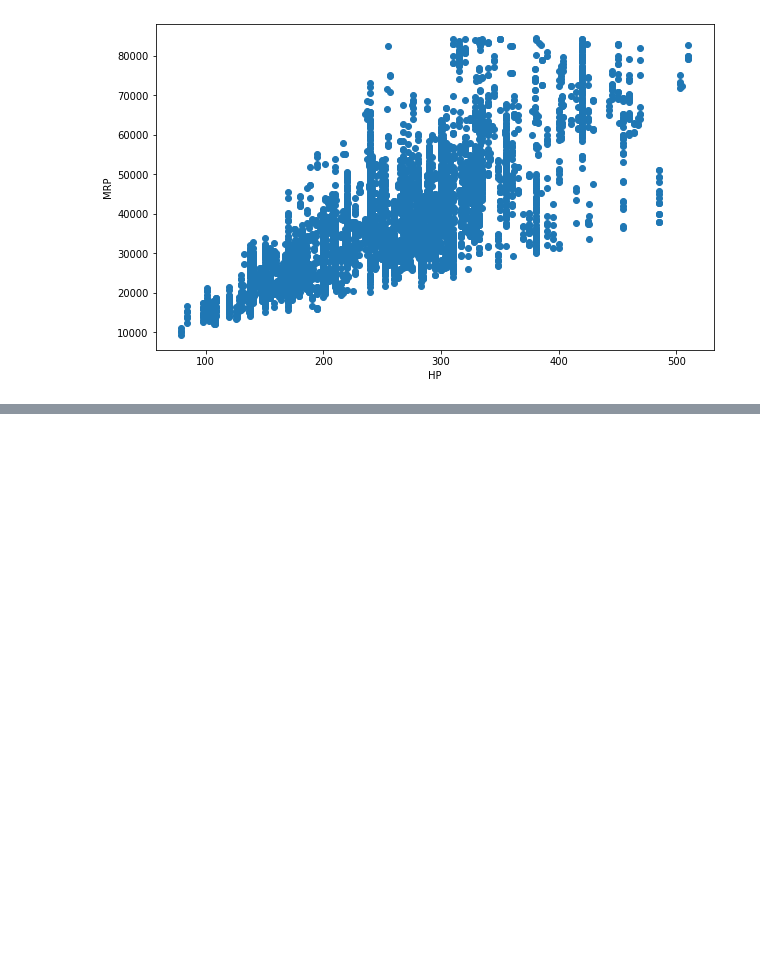
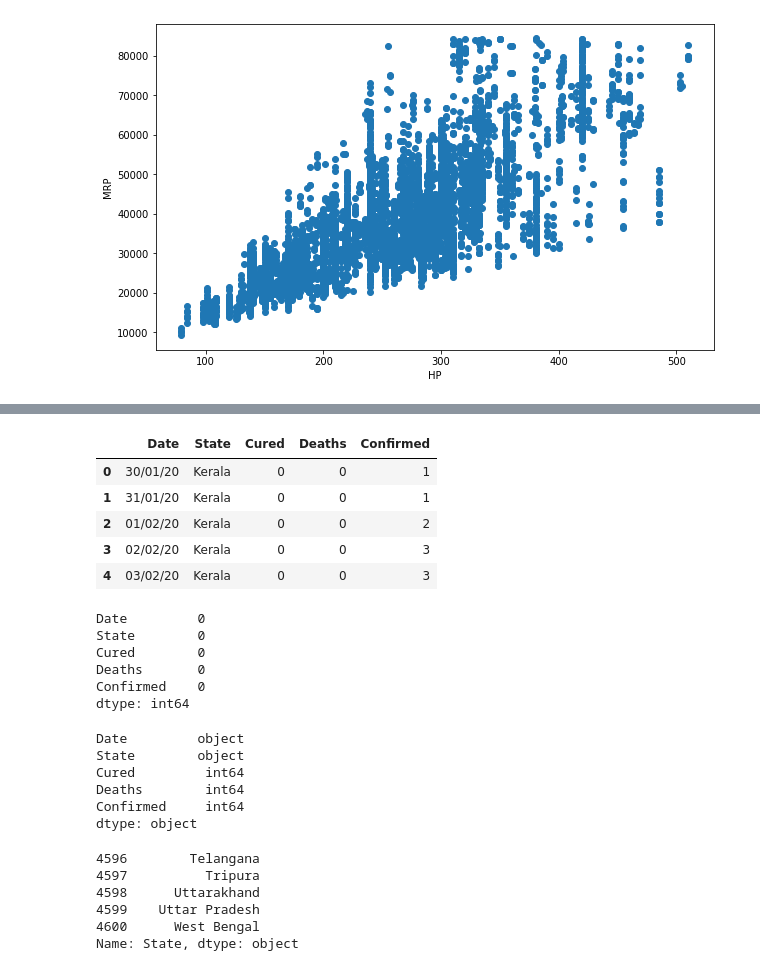
Before and after one commit to ravi-prakash1907/Predictive-Analytics, a Jupyter notebook: Basics/Lab1.ipynb, the cells around one changed output, grey strips where cells are left out. Cells and saved outputs as stored; diff of their text form; code cells hidden in the pictures; blank space fills up the shorter version.

```diff
--- a/Basics/Lab1.ipynb
+++ b/Basics/Lab1.ipynb
@@ -302,0 +345,37 @@ plt.show()
+# %%
+df.rename(columns={'State.UnionTerritory' : 'State'}, inplace=True)
+df.head()
+# %% [output]
+|  | Date | State | Cured | Deaths | Confirmed |
+| 0 | 30/01/20 | Kerala | 0 | 0 | 1 |
+| 1 | 31/01/20 | Kerala | 0 | 0 | 1 |
+| 2 | 01/02/20 | Kerala | 0 | 0 | 2 |
+| 3 | 02/02/20 | Kerala | 0 | 0 | 3 |
+| 4 | 03/02/20 | Kerala | 0 | 0 | 3 |
+# %%
+df.isnull().sum()
+# %% [output]
+Date         0
+State        0
+Cured        0
+Deaths       0
+Confirmed    0
+dtype: int64
+# %%
+df.dtypes
+# %% [output]
+Date         object
+State        object
+Cured         int64
+Deaths        int64
+Confirmed     int64
+dtype: object
+# %%
+df['State'].tail()
+# %% [output]
+4596        Telangana
+4597          Tripura
+4598      Uttarakhand
+4599    Uttar Pradesh
+4600      West Bengal
+Name: State, dtype: object
```
Also changed, not shown: parts of 15 cells of this notebook.
